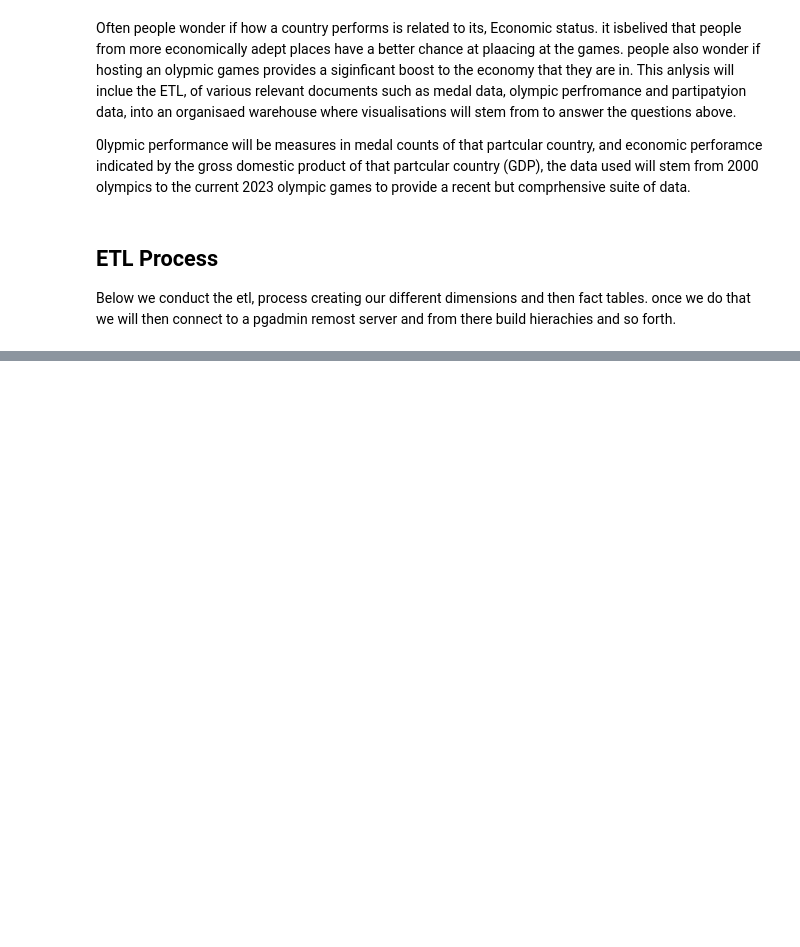
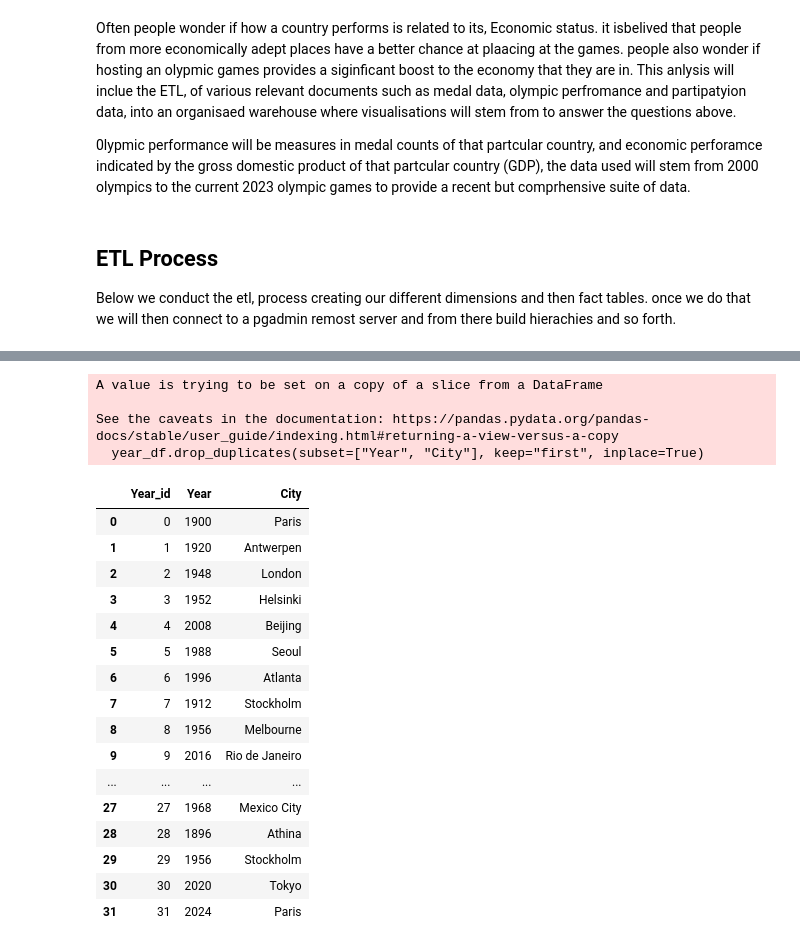
Before and after one commit to Kaomakabange/Olympic-Analysis, a Jupyter notebook: Olympic analysis jupyter workbook.ipynb, the cells around one changed output, grey strips where cells are left out. Drawn from its saved outputs; the diff is of its cells as text; code cells hidden in the pictures; blank space fills up the shorter version.

```diff
--- a/Olympic analysis jupyter workbook.ipynb
+++ b/Olympic analysis jupyter workbook.ipynb
@@ -12,0 +145,32 @@ Below we conduct the etl, process creating our different dimensions and then fac
+# %%
+year_df  = medal_athelte_data_df[["Year","City"]]
+year_df.drop_duplicates(subset=["Year", "City"], keep="first", inplace=True)
+
+# adding a unique identifier to the newly made dataframe
+year_df = year_df.reset_index()
+year_df["Year_id"] = year_df.index
+year_df = year_df.drop(columns=["index"])
+year_df = year_df[["Year_id","Year","City"]]
+year_df
+# %% [output]
+A value is trying to be set on a copy of a slice from a DataFrame
+
+See the caveats in the documentation: https://pandas.pydata.org/pandas-docs/stable/user_guide/indexing.html#returning-a-view-versus-a-copy
+  year_df.drop_duplicates(subset=["Year", "City"], keep="first", inplace=True)
+|  | Year_id | Year | City |
+| 0 | 0 | 1900 | Paris |
+| 1 | 1 | 1920 | Antwerpen |
+| 2 | 2 | 1948 | London |
+| 3 | 3 | 1952 | Helsinki |
+| 4 | 4 | 2008 | Beijing |
+| 5 | 5 | 1988 | Seoul |
+| 6 | 6 | 1996 | Atlanta |
+| 7 | 7 | 1912 | Stockholm |
+| 8 | 8 | 1956 | Melbourne |
+| 9 | 9 | 2016 | Rio de Janeiro |
+| ... | ... | ... | ... |
+| 27 | 27 | 1968 | Mexico City |
+| 28 | 28 | 1896 | Athina |
+| 29 | 29 | 1956 | Stockholm |
+| 30 | 30 | 2020 | Tokyo |
+| 31 | 31 | 2024 | Paris |
```
Also changed, not shown: parts of 16 cells of this notebook, 2 other files.
